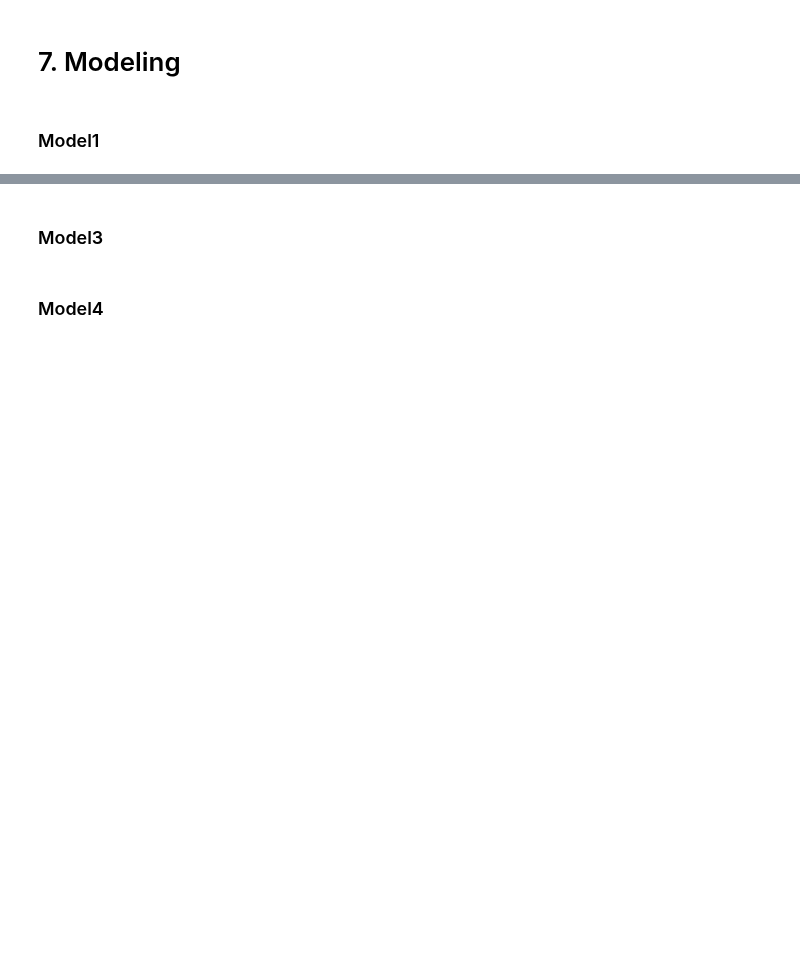
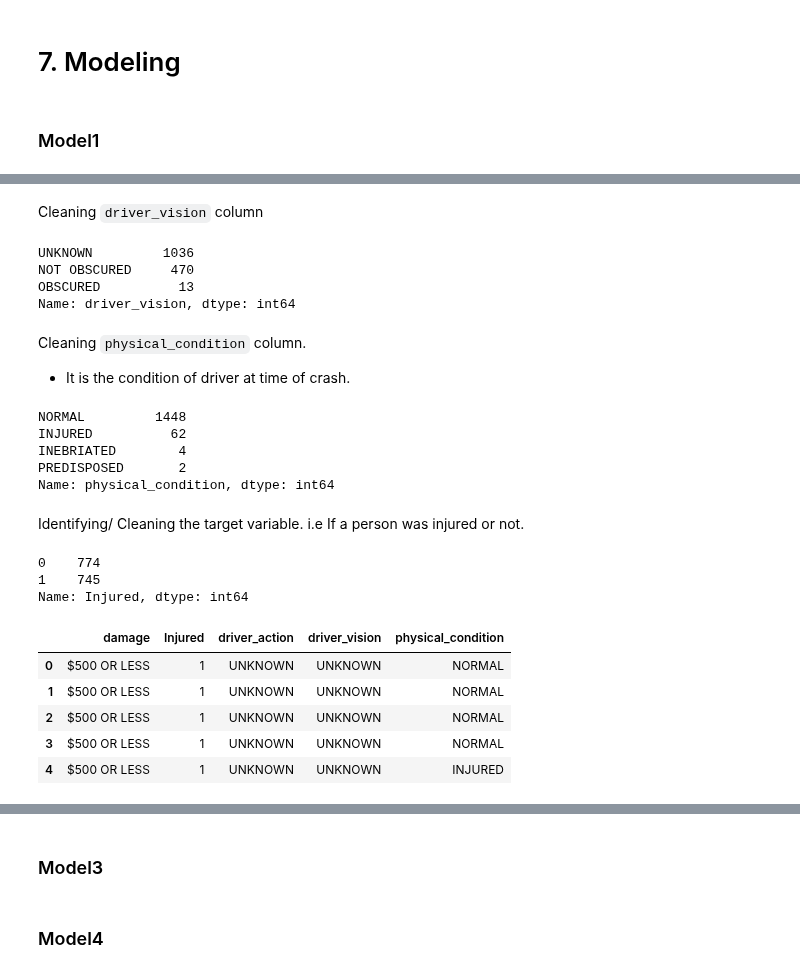
Before and after one commit to Ivan3864/dsc-Accidents-analysis, a Jupyter notebook: notebook.ipynb, the cells around one changed output, grey strips where cells are left out. Drawn from its saved outputs; the diff is of its cells as text; code cells hidden in the pictures; blank space fills up the shorter version.

```diff
--- a/notebook.ipynb
+++ b/notebook.ipynb
@@ -378,0 +506,73 @@ plt.show()
+# %% [markdown]
+Cleaning `driver_vision` column
+# %%
+# defining dictionary map and remapping
+driver_map = {'NOT OBSCURED': 'NOT OBSCURED',
+              'UNKNOWN': 'UNKNOWN',
+              'OTHER': 'OBSCURED',
+              'missing': 'UNKNOWN',
+              'PARKED VEHICLES': 'OBSCURED',
+              'MOVING VEHICLES': 'OBSCURED',
+              'WINDSHIELD (WATER/ICE)': 'OBSCURED'}
+
+model2_df.driver_vision = model2_df.driver_vision.map(driver_map)
+model2_df.driver_vision.value_counts()
+# %% [output]
+UNKNOWN         1036
+NOT OBSCURED     470
+OBSCURED          13
+Name: driver_vision, dtype: int64
+# %% [markdown]
+Cleaning `physical_condition` column.
+* It is the condition of driver at time of crash.
+# %%
+# defining dictionary map
+physical_condition_map = {'NORMAL': 'NORMAL',
+                        'UNKNOWN': 'NORMAL',
+                        'missing': 'NORMAL',
+                        'HAD BEEN DRINKING': 'INEBRIATED',
+                        'REMOVED BY EMS': 'INJURED',
+                        'IMPAIRED - ALCOHOL AND DRUGS': 'INEBRIATED',
+                        'IMPAIRED - ALCOHOL': 'INEBRIATED',
+                        'EMOTIONAL':'NORMAL',
+                        'FATIGUED/SLEEP': 'FATIGUED',
+                        'OTHER': 'NORMAL',
+                        'MEDICATED':'PREDISPOSED',
+                        'ILLNESS/FAINTED': 'PREDISPOSED' }
+
+model2_df.physical_condition = model2_df.physical_condition.map(physical_condition_map)
+model2_df.physical_condition.value_counts()
+# %% [output]
+NORMAL         1448
+INJURED          62
+INEBRIATED        4
+PREDISPOSED       2
+Name: physical_condition, dtype: int64
+# %% [markdown]
+Identifying/ Cleaning the target variable. i.e If a person was injured or not.
+# %%
+# creating classes: 0 = not injured, 1 = injure
+model2_df['injuries_total'] = model2_df['injuries_total'].map(lambda x: 1 if x > 0 else 0)
+
+# renaming column
+model2_df.rename(columns = {'injuries_total':'Injured'}, inplace = True)
+
+# reviewing classification
+model2_df.Injured.value_counts()
+# %% [output]
+0    774
+1    745
+Name: Injured, dtype: int64
+# %%
+#dropping following columns because we created bins
+drop = ['posted_speed_limit', 'age']
+model2_df = model2_df.drop(columns=drop)
+
+model2_df.head()
+# %% [output]
+|  | damage | Injured | driver_action | driver_vision | physical_condition |
+| 0 | $500 OR LESS | 1 | UNKNOWN | UNKNOWN | NORMAL |
+| 1 | $500 OR LESS | 1 | UNKNOWN | UNKNOWN | NORMAL |
+| 2 | $500 OR LESS | 1 | UNKNOWN | UNKNOWN | NORMAL |
+| 3 | $500 OR LESS | 1 | UNKNOWN | UNKNOWN | NORMAL |
+| 4 | $500 OR LESS | 1 | UNKNOWN | UNKNOWN | INJURED |
```
Also changed, not shown: parts of 34 cells of this notebook.
